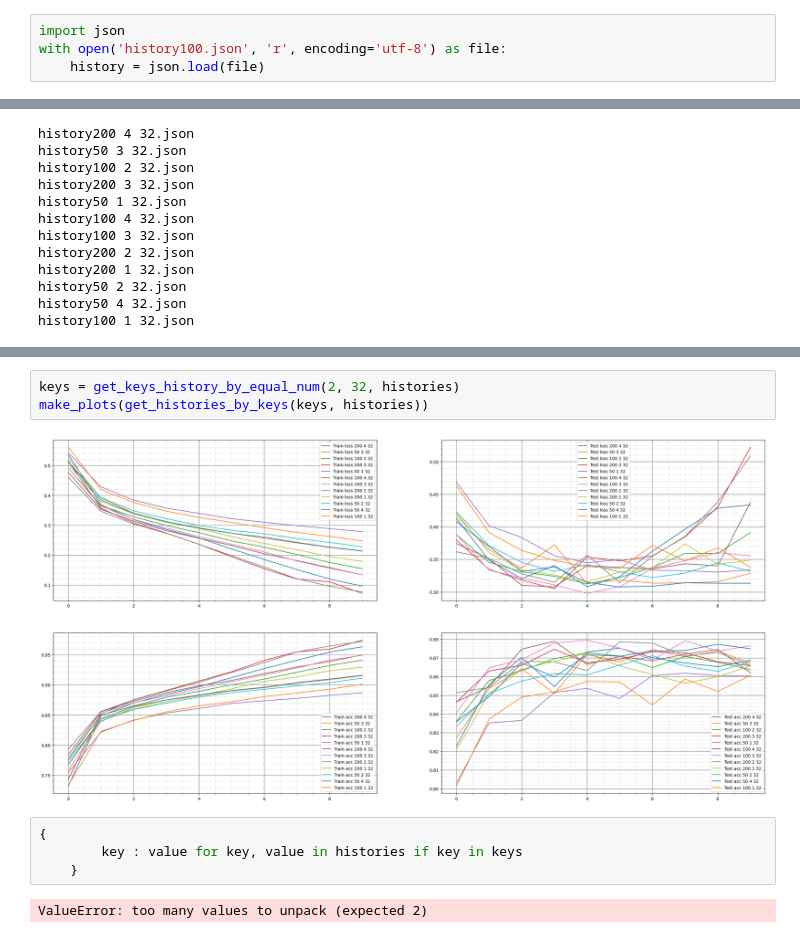
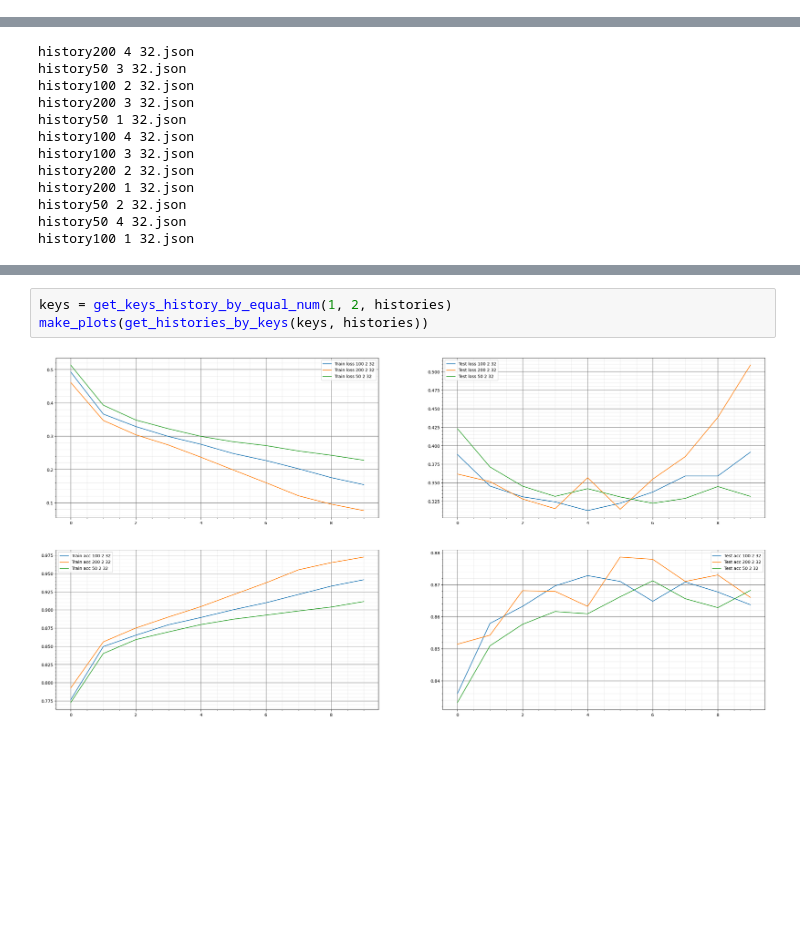
Before and after one commit to Argen7umCode/green_atom, a Jupyter notebook: notebooks/baseline.ipynb, the cells around one changed output, grey strips where cells are left out. Drawn from its saved outputs; the diff is of its cells as text; blank space fills up the shorter version.

```diff
--- a/notebooks/baseline.ipynb
+++ b/notebooks/baseline.ipynb
@@ -440,7 +471,3 @@ for hidden_dim in [50, 100, 500, 1000]:
     del model
 # %%
 # torch.save(model.state_dict(), '../model/test500.pt')
-# %%
-import json
-with open('history100.json', 'r', encoding='utf-8') as file:
-    history = json.load(file)
@@ -504,11 +538,5 @@ history100 1 32.json
 # %%
-keys = get_keys_history_by_equal_num(2, 32, histories)
+keys = get_keys_history_by_equal_num(1, 2, histories)
 make_plots(get_histories_by_keys(keys, histories))
 # %% [output]
-[figure, old version]
+[figure, new version]
-# %%
-{
-        key : value for key, value in histories if key in keys
-    }
-# %% [output]
-ValueError: too many values to unpack (expected 2)
```
Also changed, not shown: parts of 23 cells of this notebook.
